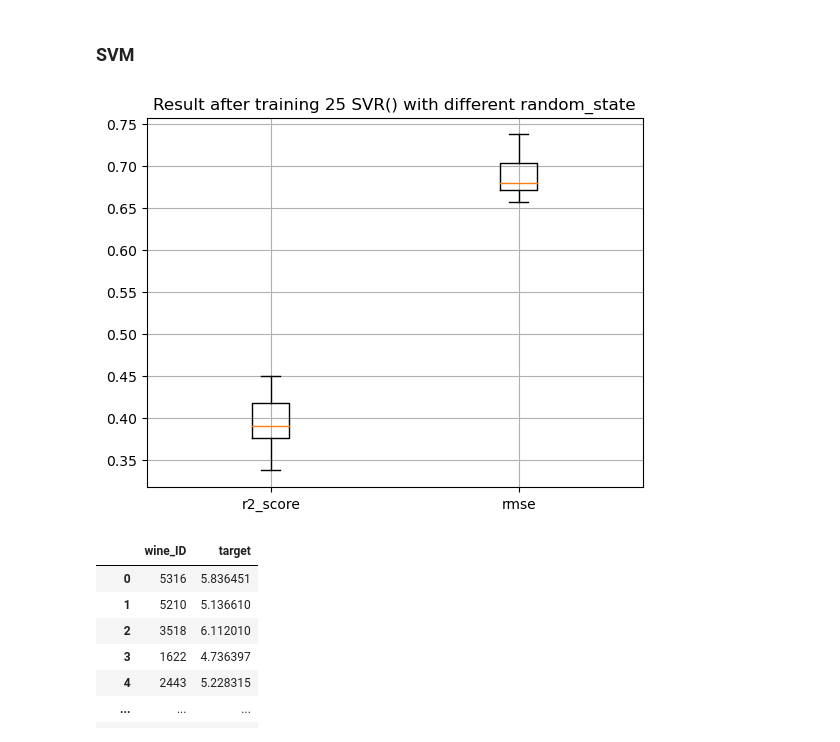
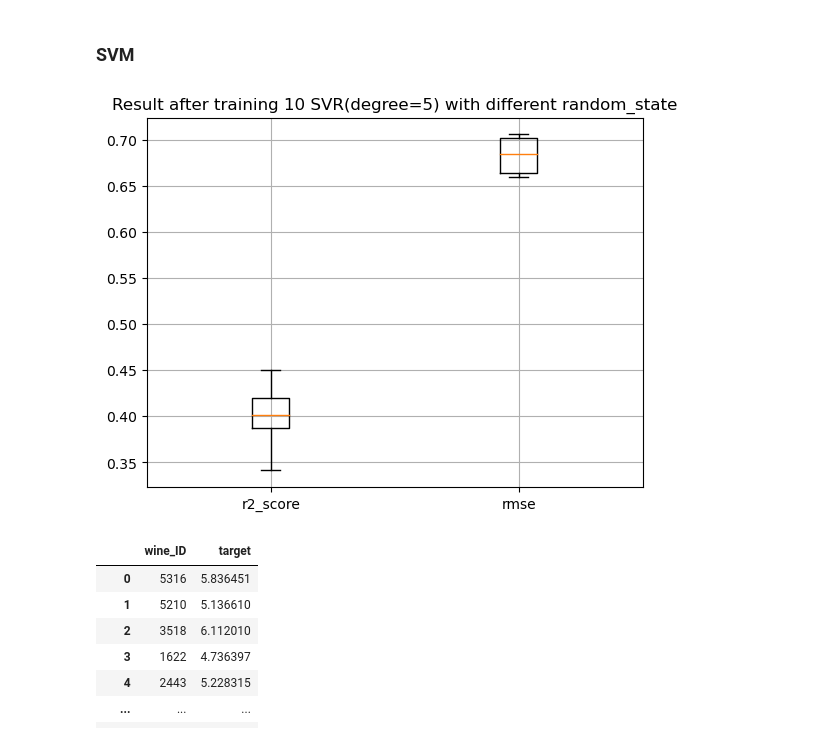
Before and after one commit to AlexPierron/Supervised-Learning, a Jupyter notebook: Regression_Vin/Code.ipynb, the cells around one changed output. Drawn from its saved outputs; the diff is of its cells as text; code cells hidden in the pictures.

```diff
--- a/Regression_Vin/Code.ipynb
+++ b/Regression_Vin/Code.ipynb
@@ -33,10 +63,10 @@ test = submission(submission_model,X,data_test,name_file="logistic_soumission.cs
 ### SVM
 # %%
 from sklearn import svm
-svm_model = svm.SVR()
-value = multi_test(svm_model,X,Y,n=25)
+svm_model = svm.SVR(kernel="rbf",degree=5)
+value = multi_test(svm_model,X,Y,n=10)
 # %% [output]
-[figure, old version]
+[figure, new version]
 # %%
 from sklearn import svm
 svm_model = svm.SVR()
```
Also changed, not shown: parts of 25 cells of this notebook, 2 other files.
